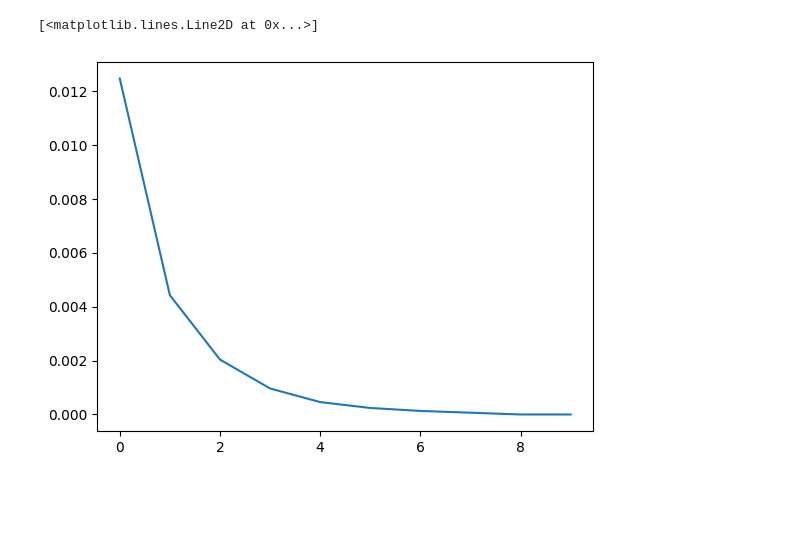
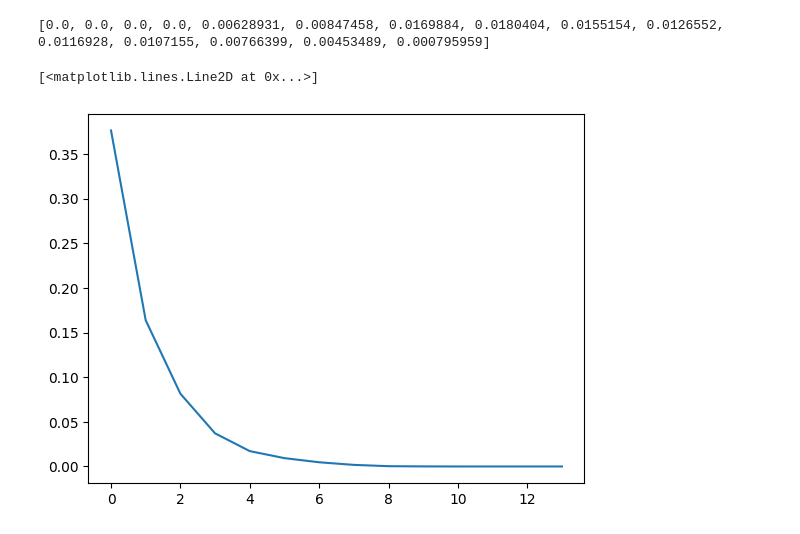
Before and after one commit to kavania2002/similarToFamiliar, a Jupyter notebook: flickr/cppPlotter.ipynb, the cells around one changed output. Drawn from its saved outputs; the diff is of its cells as text; code cells hidden in the pictures; blank space fills up the shorter version.

```diff
--- a/flickr/cppPlotter.ipynb
+++ b/flickr/cppPlotter.ipynb
@@ -3,23 +60,64 @@ import matplotlib.pyplot as plt
+# %%
+# for this_category in list_category:
+with open('category-wise/birds/outputs_inter_over_Gsk.csv', 'r+') as csvfile:
+    # Create a CSV reader object
+    reader = csv.reader(csvfile)
+
+    # csvfile.seek(0)
+    # Find the maximum value in the column
+    column_values = []
+    for row in reader:
+        column_values.append(float(row[0]))  # assuming the values are in the first column
+
+    max_value = max(column_values)
+
+    print(column_values)
+    # Reset the file pointer to the beginning of the file
+    csvfile.seek(0)
+
+    # Create a CSV writer object
+    updated_rows = []
+
+    # Divide each value in the column by the maximum value
+    for row in reader:
+        value = float(row[0])  # assuming the values are in the first column
+        new_value = value / max_value
+        updated_row = [new_value] + row[1:]  # assuming there are additional columns after the value column
+        updated_rows.append(updated_row)
+
+# Open the CSV file again for writing
+with open('category-wise/birds/outputs_inter_over_Gsk.csv', 'w', newline='') as csvfile:
+    # Create a CSV writer object
+    writer = csv.writer(csvfile)
+
+    # Write the updated rows to the file
+    for row in updated_rows:
+        writer.writerow(row)  # assuming there are additional columns after the value column
+
+    # Truncate the file to the current position (to remove any extra rows)
+    # csvfile.truncate()
+# %% [output]
+[0.0, 0.0, 0.0, 0.0, 0.00628931, 0.00847458, 0.0169884, 0.0180404, 0.0155154, 0.0126552, 0.0116928, 0.0107155, 0.00766399, 0.00453489, 0.000795959]
 # %%
 # read file into a list
-with open('clouds/outputs_inter_over_Gf.csv', 'r') as f:
+with open('category-wise/birds/outputs_inter_over_Gf.csv', 'r') as f:
     dataGf = f.readlines()
 
 
 # remove whitespace characters like `\n` at the end of each line
 dataGf = [x.strip() for x in dataGf]
 
 # remove the last element of the list
 dataGf.pop()
 
 # convert the list to a float list
 dataGf = [float(i) for i in dataGf]
 
 # reverse the list
 dataGf.reverse()
 
 plt.plot(dataGf)
 # %% [output]
 [<matplotlib.lines.Line2D at 0x...>]
-[figure, old version]
+[figure, new version]
 # %%
```
Also changed, not shown: parts of 3 cells of this notebook.
